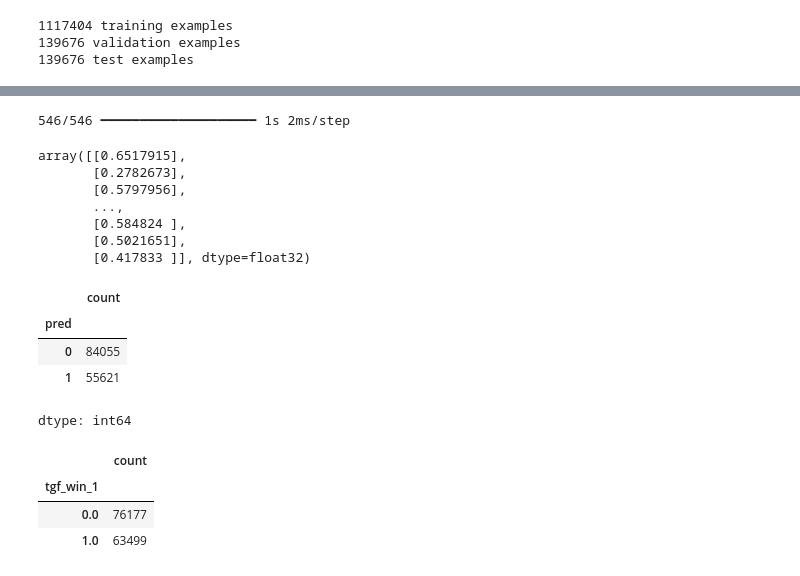
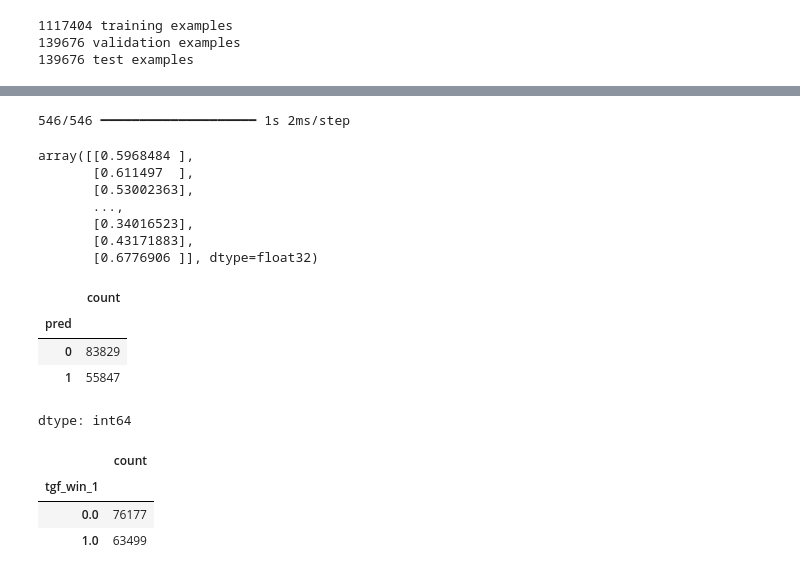
Before and after one commit to zenAurelius/HRAI3, a Jupyter notebook: notebooks/test_base.ipynb, the cells around one changed output, grey strips where cells are left out. Drawn from its saved outputs; the diff is of its cells as text; code cells hidden in the pictures.

```diff
--- a/notebooks/test_base.ipynb
+++ b/notebooks/test_base.ipynb
@@ -84,21 +151,31 @@ encoded_features = []
 
 # Numerical features.
 #for header in ['rfi_prix', 'rfi_distance', 'pfi_chNbPlaces_1', 'pff_rapportDirect_1', 'pff_ord_1', 'pfi_chNbPlaces_2', 'pff_rapportDirect_2', 'pff_ord_2']:
-for header in ['diff_cote', 'diff_ord']:
+for header in ['pff_rapportDirect_1', 'pff_ord_1', 'diff_cote', 'diff_ord']:
   numeric_col = tf.keras.Input(shape=(1,), name=header)
   normalization_layer = get_normalization_layer(header, train_ds)
   encoded_numeric_col = normalization_layer(numeric_col)
   all_inputs.append(numeric_col)
   encoded_features.append(encoded_numeric_col)
+
+for header in ['diff_sexe']:
+  categorical_col = tf.keras.Input(shape=(1,), name=header, dtype='string')
+  encoding_layer = get_category_encoding_layer(name=header,
+                                               dataset=train_ds,
+                                               dtype='string',
+                                               max_tokens=5)
+  encoded_categorical_col = encoding_layer(categorical_col)
+  all_inputs.append(categorical_col)
+  encoded_features.append(encoded_categorical_col)
 # %%
 all_features = tf.keras.layers.concatenate(encoded_features)
-x = tf.keras.layers.Dense(8, activation="relu")(all_features)
+x = tf.keras.layers.Dense(16, activation="relu")(all_features)
 output = tf.keras.layers.Dense(1,activation="sigmoid")(x)
 
 model = tf.keras.Model(all_inputs, output)
 # %%
 model.compile(optimizer='adam',
-              loss=tf.keras.losses.BinaryCrossentropy(from_logits=True),
+              loss=tf.keras.losses.BinaryCrossentropy(),
               metrics=["accuracy"])
 # %%
 # Use `rankdir='LR'` to make the graph horizontal.
@@ -134,33 +195,33 @@ model.save('classifier_test.keras')
 reloaded_model = tf.keras.models.load_model('classifier_test.keras')
 # %%
-predictions = reloaded_model.predict(test_ds)
+predictions = model.predict(test_ds)
 predictions
 # %% [output]
 546/546 ━━━━━━━━━━━━━━━━━━━━ 1s 2ms/step
-array([[0.6517915],
-       [0.2782673],
-       [0.5797956],
+array([[0.5968484 ],
+       [0.611497  ],
+       [0.53002363],
        ...,
-       [0.584824 ],
-       [0.5021651],
-       [0.417833 ]], dtype=float32)
+       [0.34016523],
+       [0.43171883],
+       [0.6776906 ]], dtype=float32)
 # %%
 # prompt: je veux mettre le résultat des prédictions dans une colonne 'pred' du dataframe d'origine 'test'
 
 # Convert predictions to a binary classification (e.g., using a threshold)
 threshold = 0.5
 binary_predictions = (predictions > threshold).astype(int)
 
 # Add the predictions as a new column 'pred' to the test dataframe
-test['pred'] = binary_predictions
+test['pred2'] = binary_predictions
 
 # Print the updated dataframe with predictions
 test.pred.value_counts()
 # %% [output]
 |  | count |
 | pred |  |
-| 0 | 84055 |
-| 1 | 55621 |
+| 0 | 83829 |
+| 1 | 55847 |
 dtype: int64
 # %%
 test.tgf_win_1.value_counts()
```
Also changed, not shown: parts of 11 cells of this notebook.
